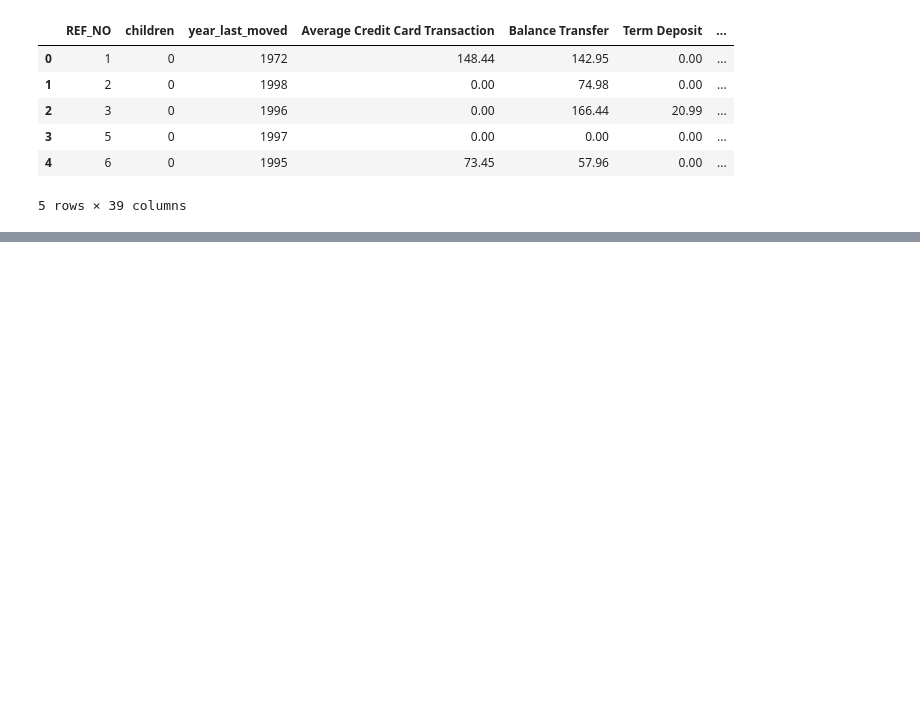
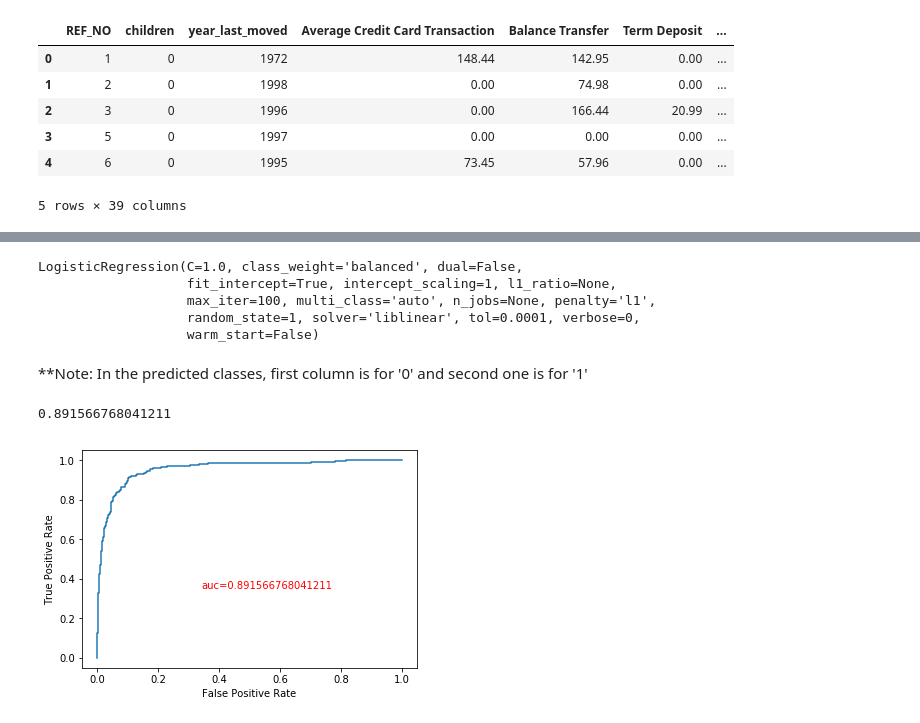
Before and after one commit to thileepanp/Logisitc-Regression, a Jupyter notebook: Logistic Regression.ipynb, the cells around one changed output, grey strips where cells are left out. Drawn from its saved outputs; the diff is of its cells as text; code cells hidden in the pictures; blank space fills up the shorter version.

Commit message:
Ran the initial model, calculated AUC_ROC_CURVE and plotted ROC

```diff
--- a/Logistic Regression.ipynb
+++ b/Logistic Regression.ipynb
@@ -818,0 +840,8 @@ stockTradingData.head()
+# %%
+logReg.fit(xTrain,yTrain)
+# %% [output]
+LogisticRegression(C=1.0, class_weight='balanced', dual=False,
+                   fit_intercept=True, intercept_scaling=1, l1_ratio=None,
+                   max_iter=100, multi_class='auto', n_jobs=None, penalty='l1',
+                   random_state=1, solver='liblinear', tol=0.0001, verbose=0,
+                   warm_start=False)
@@ -818,0 +851,23 @@ stockTradingData.head()
+# %% [markdown]
+**Note: In the predicted classes, first column is for '0' and second one is for '1'
+# %%
+"""predicting probabilities for only the  positive classes"""
+
+probabilityPredictions = logReg.predict_proba(xTest)[:,1]
+# %%
+rocAucScore = roc_auc_score(yTest, logReg.predict(xTest))
+# %%
+rocAucScore
+# %% [output]
+0.891566768041211
+# %%
+fpr, tpr, _ = roc_curve(yTest, probabilityPredictions)
+# %%
+%matplotlib inline
+plt.plot(fpr,tpr)
+plt.xlabel('False Positive Rate')
+plt.ylabel('True Positive Rate')
+plt.figtext(0.4, 0.4,'auc='+str(rocAucScore), color='red')
+plt.show()
+# %% [output]
+[figure, added]
```
Also changed, not shown: parts of 13 cells of this notebook.
